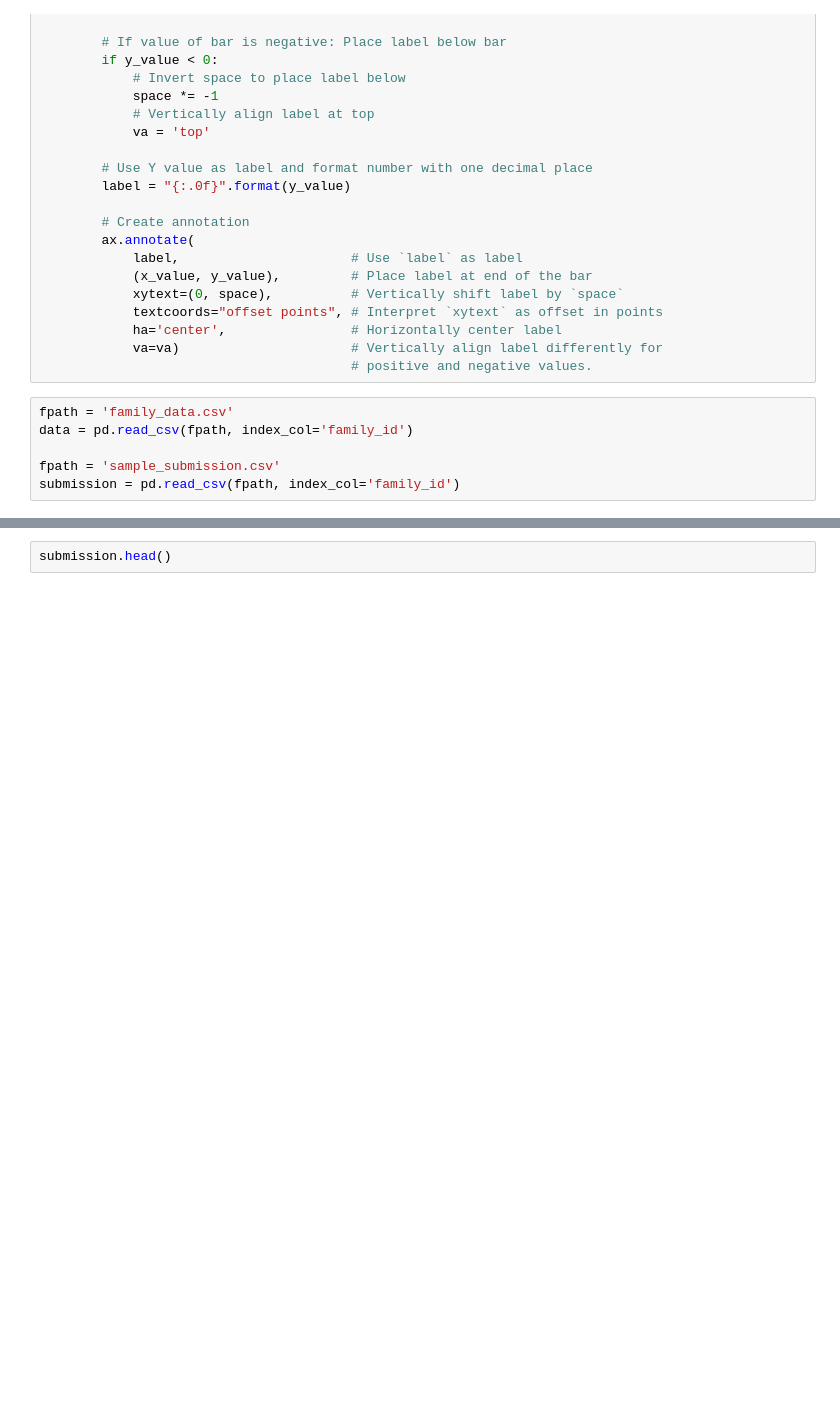
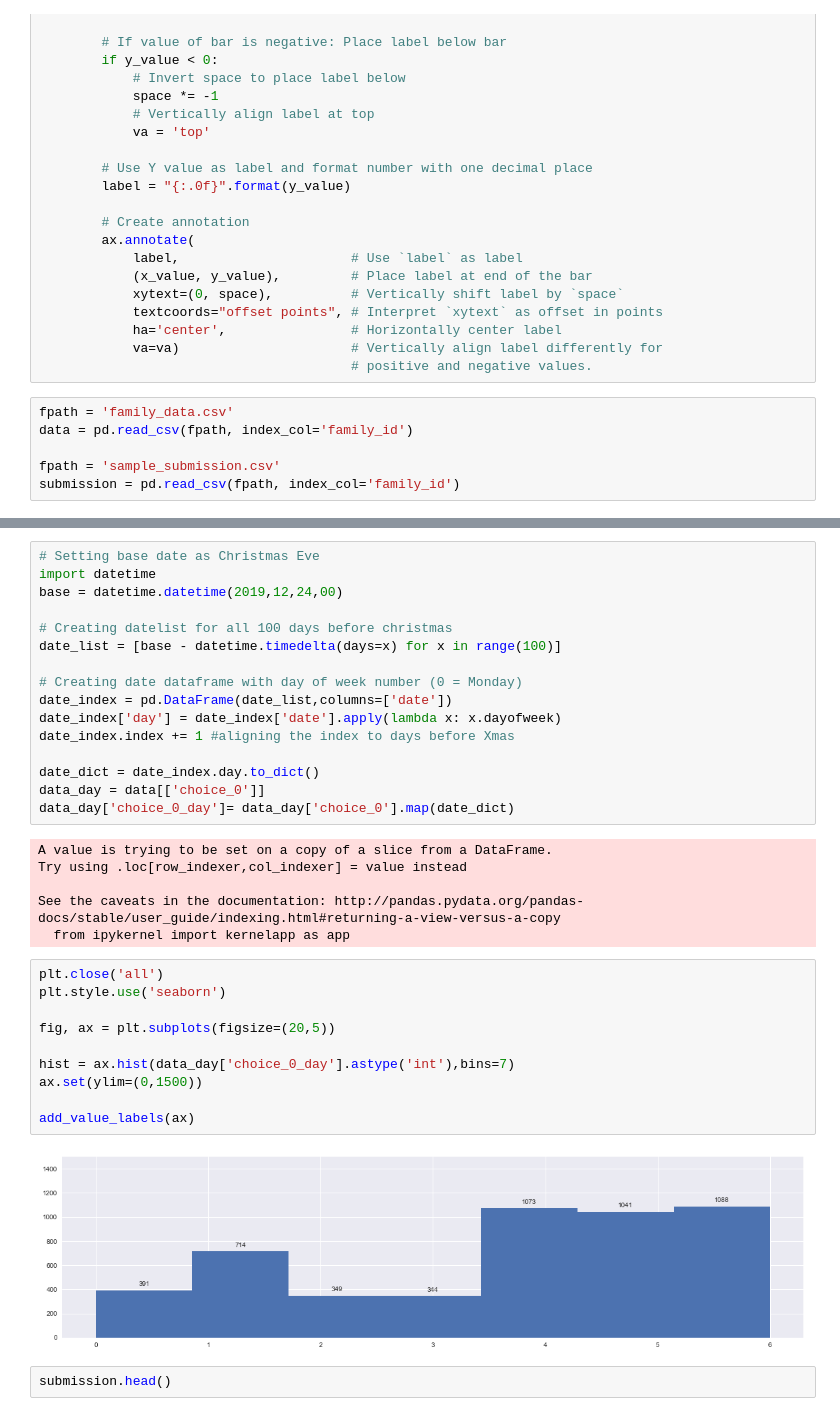
Before and after one commit to tdrumhel1/santa, a Jupyter notebook: v3-santa.ipynb, the cells around one changed output, grey strips where cells are left out. Saved outputs shown, nothing was run; the diff lists cells and outputs as text; blank space fills up the shorter version.

```diff
--- a/v3-santa.ipynb
+++ b/v3-santa.ipynb
@@ -76,3 +89,37 @@ data.head()
+# %%
+# Setting base date as Christmas Eve
+import datetime
+base = datetime.datetime(2019,12,24,00)
+
+# Creating datelist for all 100 days before christmas
+date_list = [base - datetime.timedelta(days=x) for x in range(100)]
+
+# Creating date dataframe with day of week number (0 = Monday)
+date_index = pd.DataFrame(date_list,columns=['date'])
+date_index['day'] = date_index['date'].apply(lambda x: x.dayofweek)
+date_index.index += 1 #aligning the index to days before Xmas
+
+date_dict = date_index.day.to_dict()
+data_day = data[['choice_0']]
+data_day['choice_0_day']= data_day['choice_0'].map(date_dict)
+# %% [output]
+A value is trying to be set on a copy of a slice from a DataFrame.
+Try using .loc[row_indexer,col_indexer] = value instead
+
+See the caveats in the documentation: http://pandas.pydata.org/pandas-docs/stable/user_guide/indexing.html#returning-a-view-versus-a-copy
+  from ipykernel import kernelapp as app
+# %%
+plt.close('all')
+plt.style.use('seaborn')
+
+fig, ax = plt.subplots(figsize=(20,5))
+
+hist = ax.hist(data_day['choice_0_day'].astype('int'),bins=7)
+ax.set(ylim=(0,1500))
+
+add_value_labels(ax)
+# %% [output]
+[figure, added]
 # %%
 submission.head()
 # %% [output]
```
Also changed, not shown: parts of 26 cells of this notebook.
